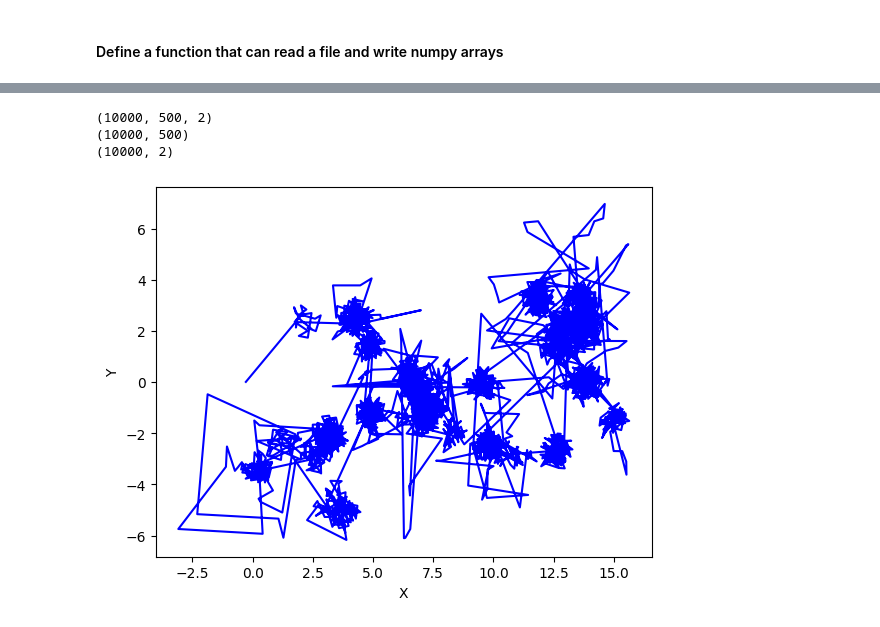
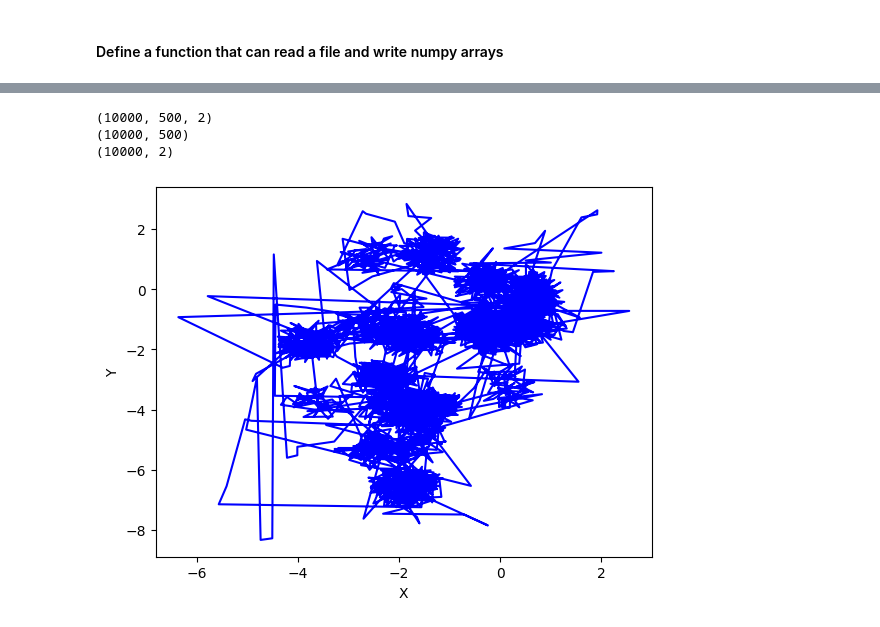
Before and after one commit to Shreeeeeeeeeeeee/CTRW_2state, a Jupyter notebook: CTRW_2step_Cuda.ipynb, the cells around one changed output, grey strips where cells are left out. Drawn from its saved outputs; the diff is of its cells as text; code cells hidden in the pictures.

```diff
--- a/CTRW_2step_Cuda.ipynb
+++ b/CTRW_2step_Cuda.ipynb
@@ -244,7 +294,7 @@ def ctrw_ens2d_cuda(sig, tau, sig2, tau2, X0, Nens, Nt=1000, dt=1.0):
     d_y2 = cuda.to_device(y2)
 
     # Define CUDA execution configuration
-    threads_per_block = 256
+    threads_per_block = 128
     blocks_per_grid = (Nens + threads_per_block - 1) // threads_per_block
 
     # Launch CUDA kernel
@@ -298,15 +348,15 @@ Total time elapsed: 2.78 seconds
 # %%
 rall = np.stack((xtall,ytall),axis=-1)
 print (rall.shape)
 print (xtall.shape)
 print (rall[:,99,:].shape)
-k = 12
+k = 187
 plt.plot(xtall[:,k],ytall[:,k], color='blue')
 plt.xlabel("X")
 plt.ylabel("Y")
 plt.show()
 # %% [output]
 (10000, 500, 2)
 (10000, 500)
 (10000, 2)
-[figure, old version]
+[figure, new version]
```
Also changed, not shown: parts of 9 cells of this notebook.
